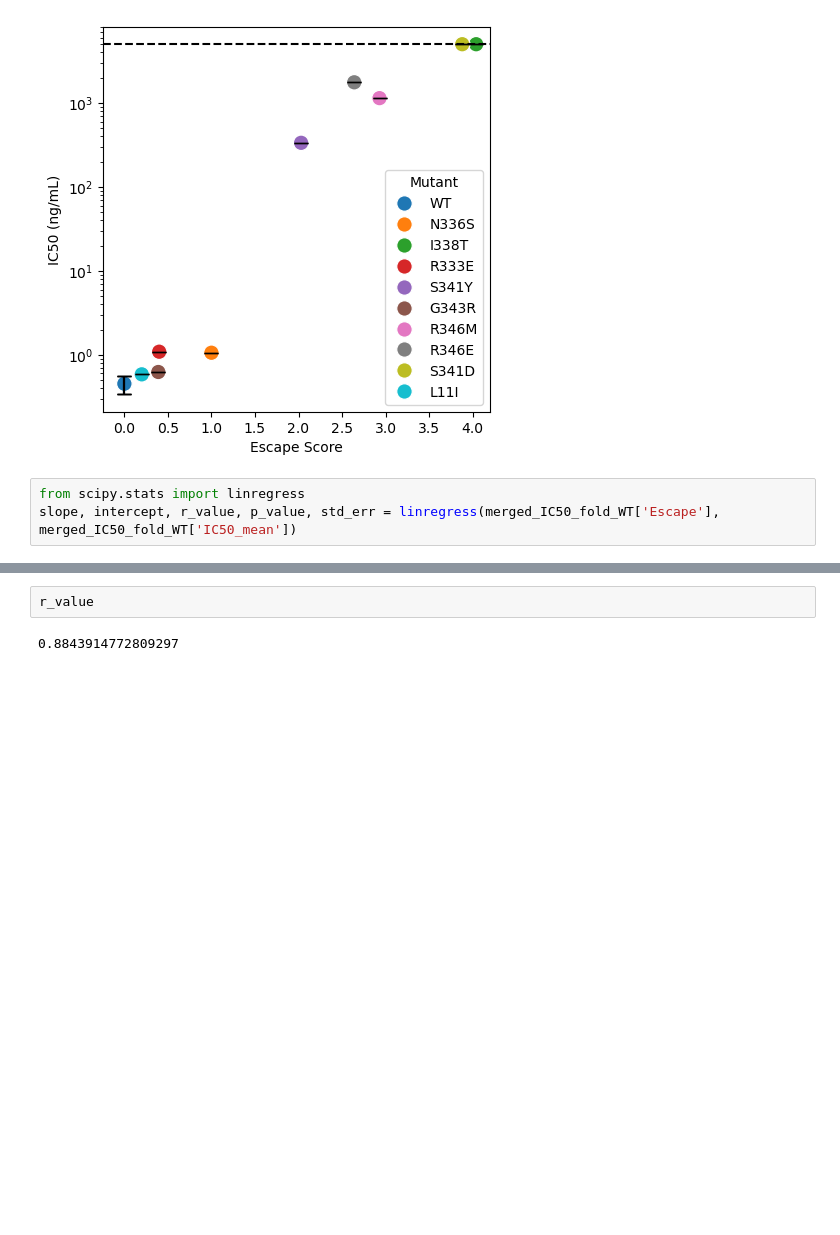
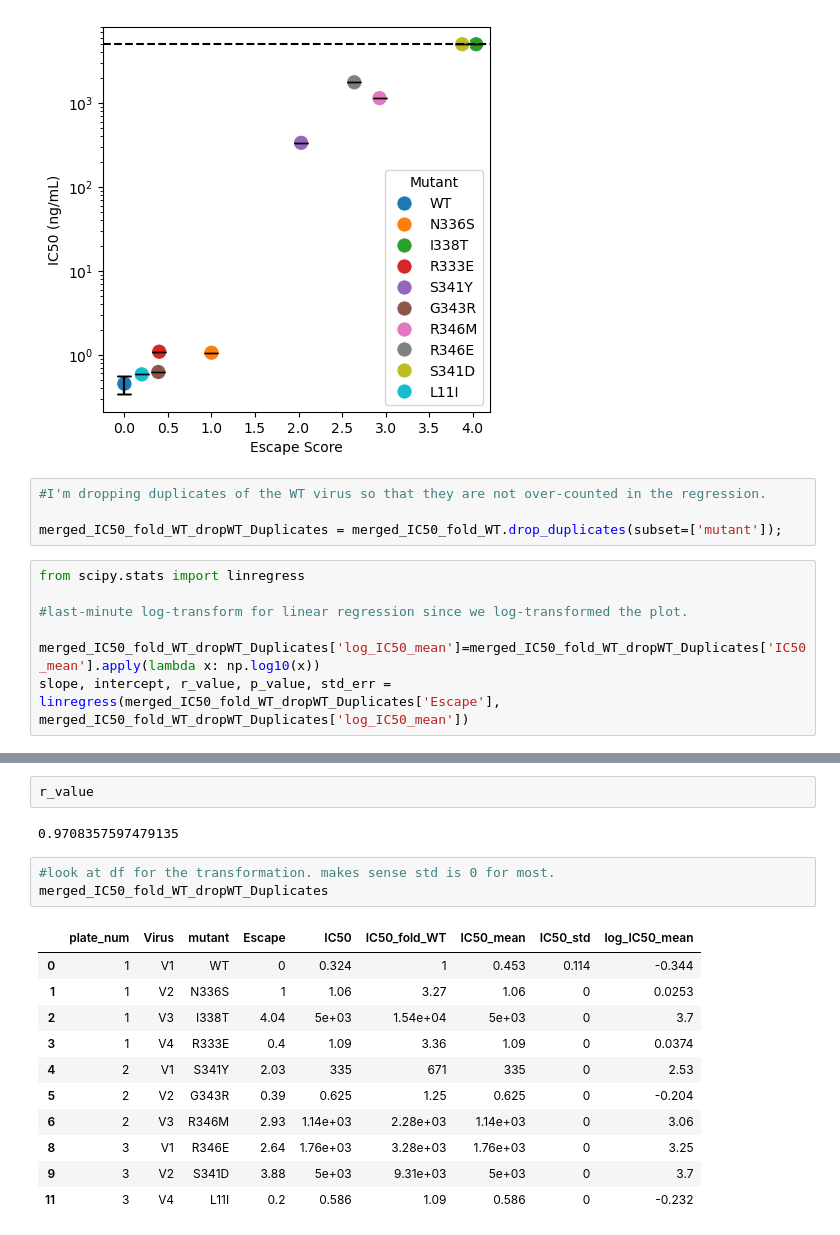
Before and after one commit to dms-vep/RABV_Pasteur_G_DMS, a Jupyter notebook: non-pipeline_analyses/Additional_Notebooks/17C7_EscapeValidations.ipynb, the cells around one changed output, grey strips where cells are left out. Drawn from its saved outputs; the diff is of its cells as text; blank space fills up the shorter version.

```diff
--- a/non-pipeline_analyses/Additional_Notebooks/17C7_EscapeValidations.ipynb
+++ b/non-pipeline_analyses/Additional_Notebooks/17C7_EscapeValidations.ipynb
@@ -340,6 +339,14 @@ pl.show()
 #fig.savefig('240905_IC50_raw.eps');
 # %% [output]
 [figure]
+# %%
+#I'm dropping duplicates of the WT virus so that they are not over-counted in the regression.
+
+merged_IC50_fold_WT_dropWT_Duplicates = merged_IC50_fold_WT.drop_duplicates(subset=['mutant']);
 # %%
 from scipy.stats import linregress
-slope, intercept, r_value, p_value, std_err = linregress(merged_IC50_fold_WT['Escape'], merged_IC50_fold_WT['IC50_mean'])
+
+#last-minute log-transform for linear regression since we log-transformed the plot.
+
+merged_IC50_fold_WT_dropWT_Duplicates['log_IC50_mean']=merged_IC50_fold_WT_dropWT_Duplicates['IC50_mean'].apply(lambda x: np.log10(x))
+slope, intercept, r_value, p_value, std_err = linregress(merged_IC50_fold_WT_dropWT_Duplicates['Escape'], merged_IC50_fold_WT_dropWT_Duplicates['log_IC50_mean'])
@@ -346,4 +359,19 @@ slope, intercept, r_value, p_value, std_err = linregress(merged_IC50_fold_WT['Es
 # %%
 r_value
 # %% [output]
-0.8843914772809297
+0.9708357597479135
+# %%
+#look at df for the transformation. makes sense std is 0 for most.
+merged_IC50_fold_WT_dropWT_Duplicates
+# %% [output]
+|  | plate_num | Virus | mutant | Escape | IC50 | IC50_fold_WT | IC50_mean | IC50_std | log_IC50_mean |
+| 0 | 1 | V1 | WT | 0 | 0.324 | 1 | 0.453 | 0.114 | -0.344 |
+| 1 | 1 | V2 | N336S | 1 | 1.06 | 3.27 | 1.06 | 0 | 0.0253 |
+| 2 | 1 | V3 | I338T | 4.04 | 5e+03 | 1.54e+04 | 5e+03 | 0 | 3.7 |
+| 3 | 1 | V4 | R333E | 0.4 | 1.09 | 3.36 | 1.09 | 0 | 0.0374 |
+| 4 | 2 | V1 | S341Y | 2.03 | 335 | 671 | 335 | 0 | 2.53 |
+| 5 | 2 | V2 | G343R | 0.39 | 0.625 | 1.25 | 0.625 | 0 | -0.204 |
+| 6 | 2 | V3 | R346M | 2.93 | 1.14e+03 | 2.28e+03 | 1.14e+03 | 0 | 3.06 |
+| 8 | 3 | V1 | R346E | 2.64 | 1.76e+03 | 3.28e+03 | 1.76e+03 | 0 | 3.25 |
+| 9 | 3 | V2 | S341D | 3.88 | 5e+03 | 9.31e+03 | 5e+03 | 0 | 3.7 |
+| 11 | 3 | V4 | L11I | 0.2 | 0.586 | 1.09 | 0.586 | 0 | -0.232 |
```
Also changed, not shown: parts of 2 cells of this notebook, 2 other files.
